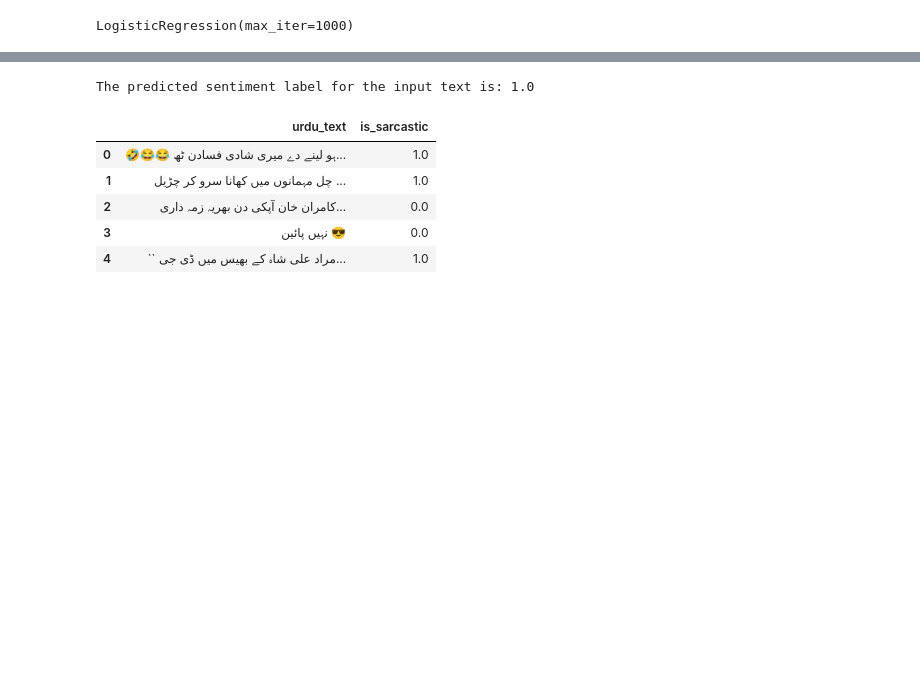
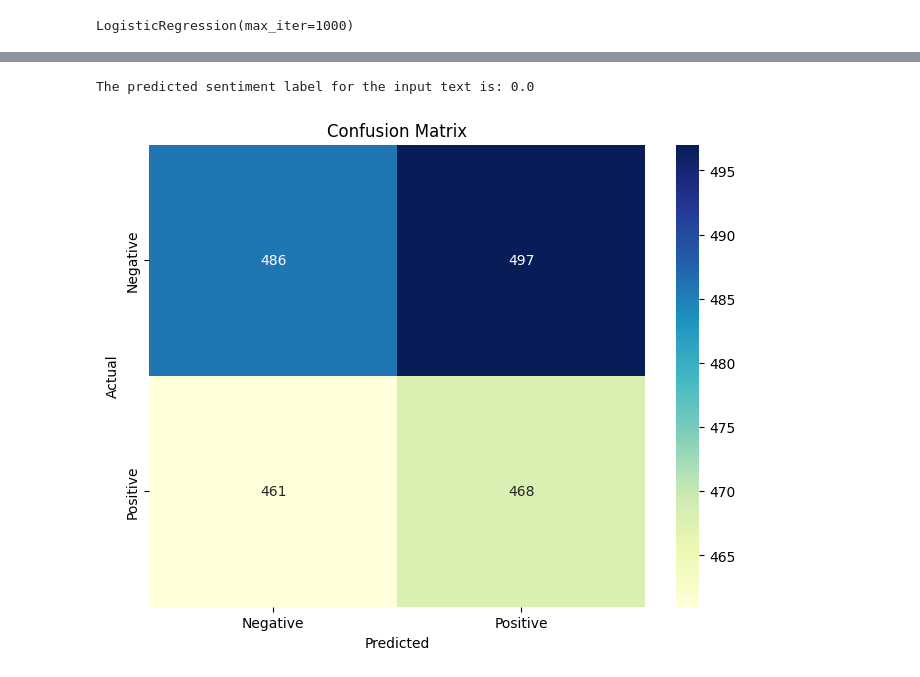
Before and after one commit to SheikhMudassarHanif/NLP, a Jupyter notebook: NLPUrduTextPrepocessing2_0.ipynb, the cells around one changed output, grey strips where cells are left out. Saved outputs shown, nothing was run; the diff lists cells and outputs as text; code cells hidden in the pictures; blank space fills up the shorter version.

```diff
--- a/NLPUrduTextPrepocessing2_0.ipynb
+++ b/NLPUrduTextPrepocessing2_0.ipynb
@@ -655,7 +606,7 @@ F1-Score: 0.5019001526141351
 def text_to_tfidf_vector(input_text, tf_values, idf_values, vocabulary):
     # Tokenize the input text (split into words)
     words = input_text.split()
-    input_text = clean_text(input_text)
+    input_text = clean_text(input_text,urdu_stopwords)
 
     # Create a feature vector based on the vocabulary
     input_vector = []
@@ -670,7 +621,8 @@ def text_to_tfidf_vector(input_text, tf_values, idf_values, vocabulary):
 
 # Step 2: Take input text (example)
 # input_text = "چل مہمانوں میں کھانا سرو کر چڑیل چاچی نوں دسدی"
-input_text='مراد علی شاہ کے بھیس میں ڈی جی آئی ایس آئی'
+# input_text='مراد علی شاہ کے بھیس میں ڈی جی آئی ایس آئی'
+input_text='نہیں پائین 😎'
 # Step 3: Convert input text to TF-IDF vector
 input_vector = text_to_tfidf_vector(input_text, tf_values, idf_values, vocabulary)
 
@@ -680,13 +632,19 @@ predicted_label = model.predict(input_vector)
 # Step 5: Print the predicted label
 print(f"The predicted sentiment label for the input text is: {predicted_label[0]}")
 # %% [output]
-The predicted sentiment label for the input text is: 1.0
+The predicted sentiment label for the input text is: 0.0
-# %%
-dftweets.head()
-# %% [output]
-|  | urdu_text | is_sarcastic |
-| 0 | 🤣😂😂 ہو لینے دے میری شادی فسادن ٹھ... | 1.0 |
-| 1 | چل مہمانوں میں کھانا سرو کر چڑیل ... | 1.0 |
-| 2 | کامران خان آپکی دن بھریہ زمہ داری... | 0.0 |
-| 3 | نہیں پائین 😎 | 0.0 |
-| 4 | `` مراد علی شاہ کے بھیس میں ڈی جی... | 1.0 |
+# %%
+# !pip install seaborn
+import seaborn as sns
+import matplotlib.pyplot as plt
+from sklearn.metrics import confusion_matrix # Import the confusion_matrix function
+
+confusion_mtx = confusion_matrix(y_test, y_pred)
+plt.figure(figsize=(8, 6))  # Adjust the figure size if needed
+sns.heatmap(confusion_mtx, annot=True, fmt='d', cmap='YlGnBu', xticklabels=['Negative', 'Positive'], yticklabels=['Negative', 'Positive'])
+plt.ylabel('Actual')
+plt.xlabel('Predicted')
+plt.title('Confusion Matrix')
+plt.show()
+# %% [output]
+[figure, added]
```
Also changed, not shown: parts of 17 cells of this notebook.
